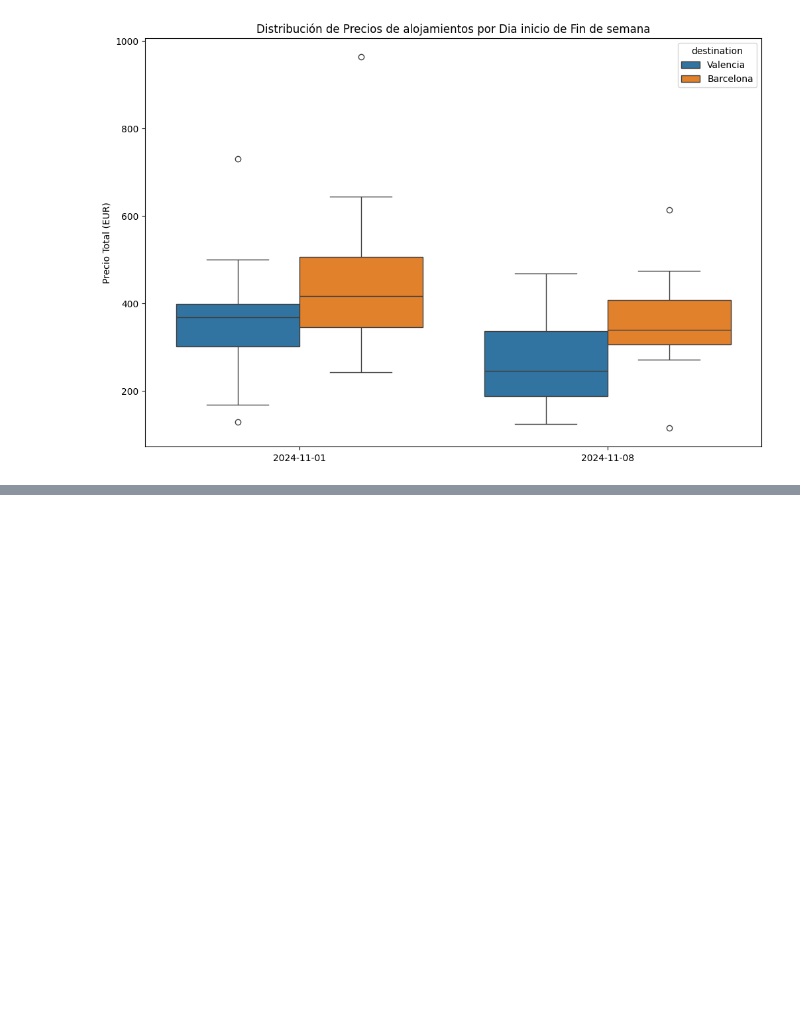
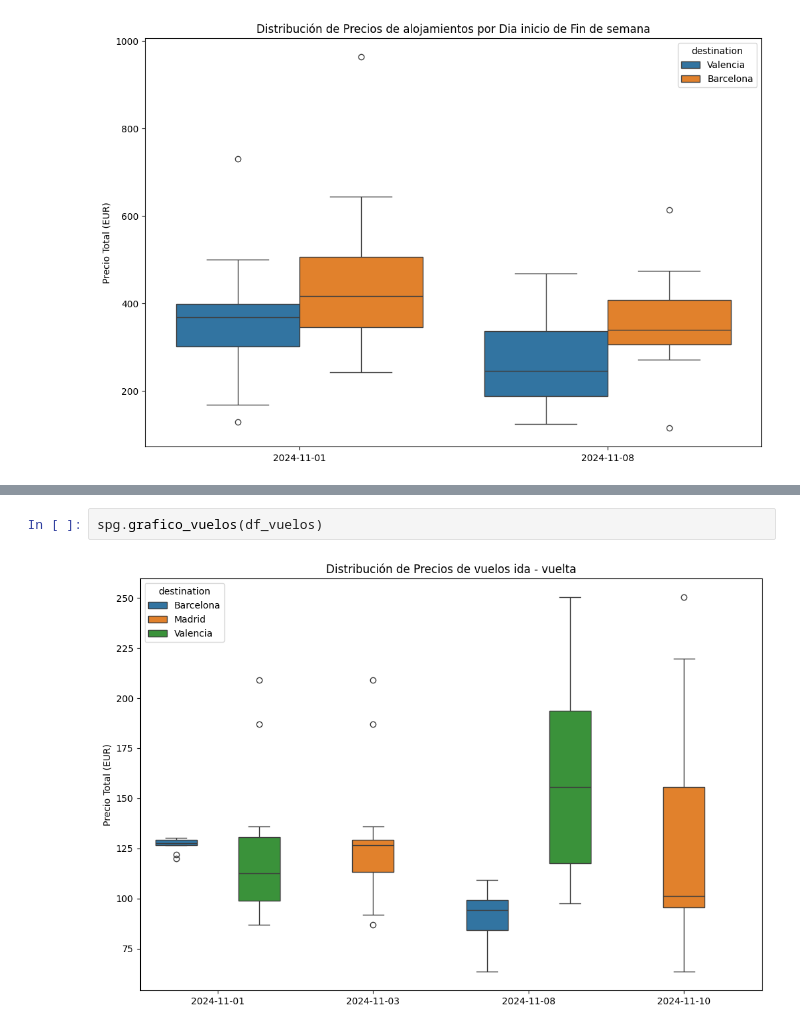
Before and after one commit to santiagorodriguez-dev/Proyecto2-Explorando-Viajes, a Jupyter notebook: notebooks/05_visualizacion.ipynb, the cells around one changed output, grey strips where cells are left out. Saved outputs shown, nothing was run; the diff lists cells and outputs as text; blank space fills up the shorter version.

Commit message:
images y graficos

```diff
--- a/notebooks/05_visualizacion.ipynb
+++ b/notebooks/05_visualizacion.ipynb
@@ -31,0 +38,4 @@ spg.grafico_hoteles(df_hoteles)
+# %%
+spg.grafico_vuelos(df_vuelos)
+# %% [output]
+[figure, added]
```
Also changed, not shown: parts of 1 cell of this notebook, 4 other files.
